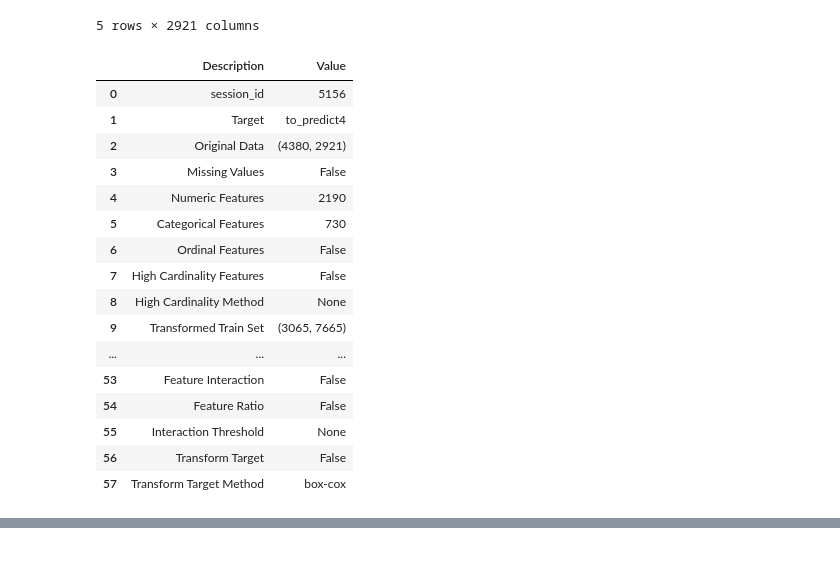
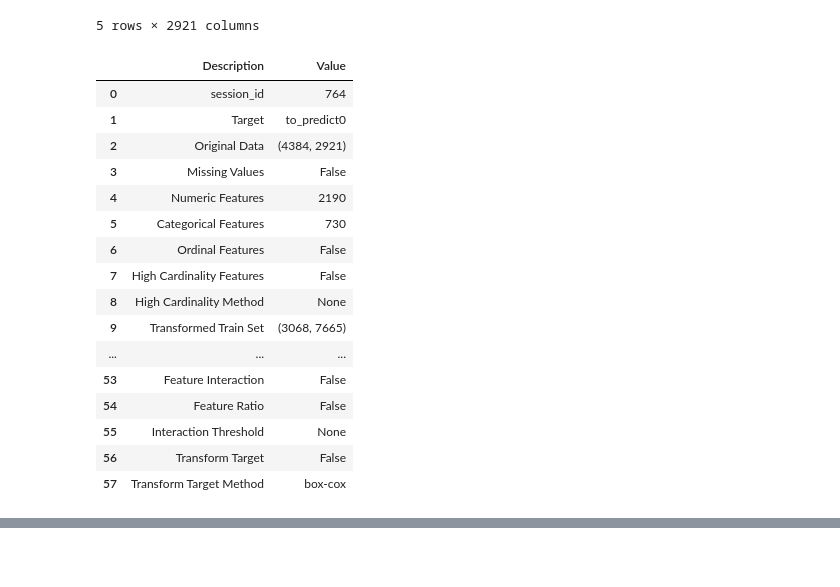
Before and after one commit to chaous/sber, a Jupyter notebook: snow.ipynb, the cells around one changed output, grey strips where cells are left out. Saved outputs shown, nothing was run; the diff lists cells and outputs as text; code cells hidden in the pictures.

```diff
--- a/snow.ipynb
+++ b/snow.ipynb
@@ -105,7 +94,7 @@ for i in tqdm(range(NUMBER_OF_DAYS)):
     prediction['day_snow_high' + str(i)] = []
     prediction['day_snow_level' + str(i)] = []
     prediction['day_snow_Q1' + str(i)] = []
-DAYS_TO_PREDICT = 4
+DAYS_TO_PREDICT = 0
 prediction['to_predict' + str(DAYS_TO_PREDICT)] = []
 day_couner = 0
 counter = 0
@@ -139,19 +128,19 @@ prediction.head()
 5 rows × 2921 columns
 # %%
 from pycaret.regression import *
-s = setup(prediction, target = 'to_predict4', normalize = True, use_gpu = True)
+s = setup(prediction, target = 'to_predict' + str(DAYS_TO_PREDICT), normalize = True, use_gpu = True)
 # %% [output]
 |  | Description | Value |
-| 0 | session_id | 5156 |
-| 1 | Target | to_predict4 |
-| 2 | Original Data | (4380, 2921) |
+| 0 | session_id | 764 |
+| 1 | Target | to_predict0 |
+| 2 | Original Data | (4384, 2921) |
 | 3 | Missing Values | False |
 | 4 | Numeric Features | 2190 |
 | 5 | Categorical Features | 730 |
 | 6 | Ordinal Features | False |
 | 7 | High Cardinality Features | False |
 | 8 | High Cardinality Method | None |
-| 9 | Transformed Train Set | (3065, 7665) |
+| 9 | Transformed Train Set | (3068, 7665) |
 | ... | ... | ... |
 | 53 | Feature Interaction | False |
 | 54 | Feature Ratio | False |
```
Also changed, not shown: parts of 8 cells of this notebook.
